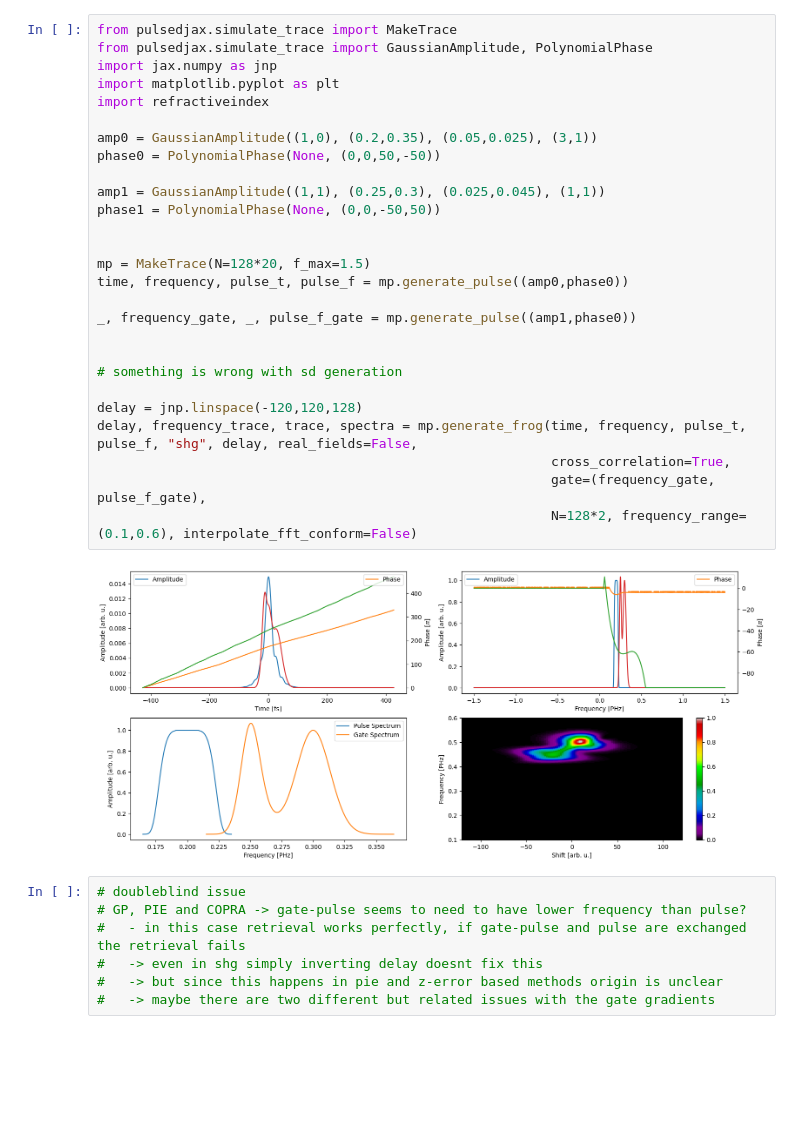
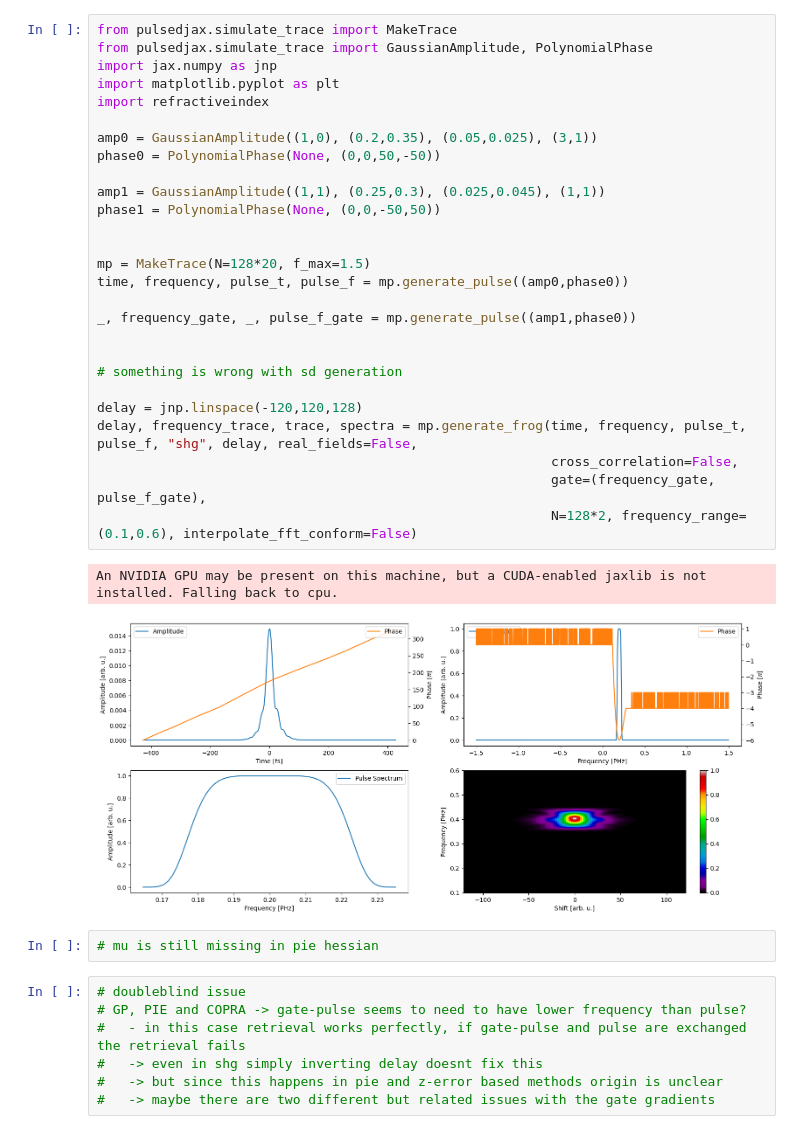
Before and after one commit to matillda123/Pulse-Retrieval-with-JAX, a Jupyter notebook: _usage_example.ipynb, the cells around one changed output. Saved outputs shown, nothing was run; the diff lists cells and outputs as text; blank space fills up the shorter version.

```diff
--- a/_usage_example.ipynb
+++ b/_usage_example.ipynb
@@ -1,32 +1,35 @@
 # %%
 from pulsedjax.simulate_trace import MakeTrace
 from pulsedjax.simulate_trace import GaussianAmplitude, PolynomialPhase
 import jax.numpy as jnp
 import matplotlib.pyplot as plt
 import refractiveindex
 
 amp0 = GaussianAmplitude((1,0), (0.2,0.35), (0.05,0.025), (3,1))
 phase0 = PolynomialPhase(None, (0,0,50,-50))
 
 amp1 = GaussianAmplitude((1,1), (0.25,0.3), (0.025,0.045), (1,1))
 phase1 = PolynomialPhase(None, (0,0,-50,50))
 
 
 mp = MakeTrace(N=128*20, f_max=1.5)
 time, frequency, pulse_t, pulse_f = mp.generate_pulse((amp0,phase0))
 
 _, frequency_gate, _, pulse_f_gate = mp.generate_pulse((amp1,phase0))
 
 
 # something is wrong with sd generation
 
 delay = jnp.linspace(-120,120,128)
 delay, frequency_trace, trace, spectra = mp.generate_frog(time, frequency, pulse_t, pulse_f, "shg", delay, real_fields=False,
-                                                          cross_correlation=True,
+                                                          cross_correlation=False,
                                                           gate=(frequency_gate, pulse_f_gate),
                                                           N=128*2, frequency_range=(0.1,0.6), interpolate_fft_conform=False)
 # %% [output]
+An NVIDIA GPU may be present on this machine, but a CUDA-enabled jaxlib is not installed. Falling back to cpu.
-[figure, old version]
+[figure, new version]
+# %%
+# mu is still missing in pie hessian
 # %%
 # doubleblind issue
 # GP, PIE and COPRA -> gate-pulse seems to need to have lower frequency than pulse?
```
Also changed, not shown: parts of 2 cells of this notebook, 10 other files.
